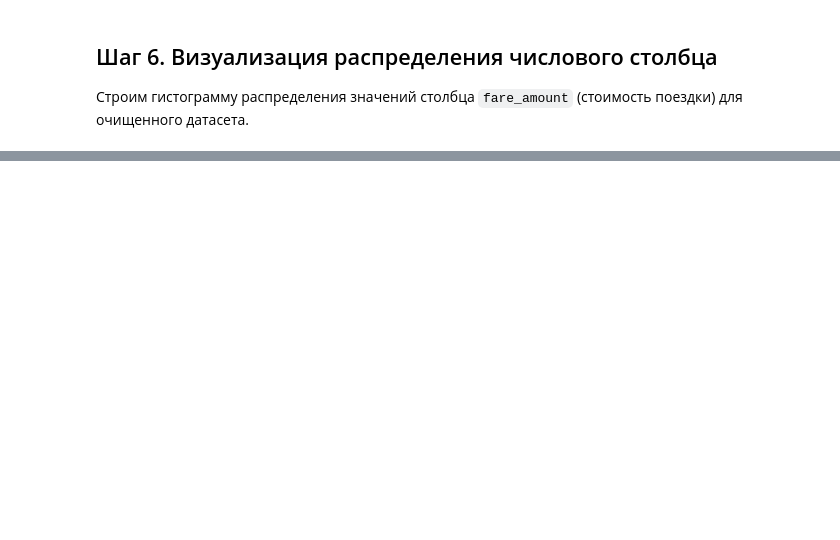
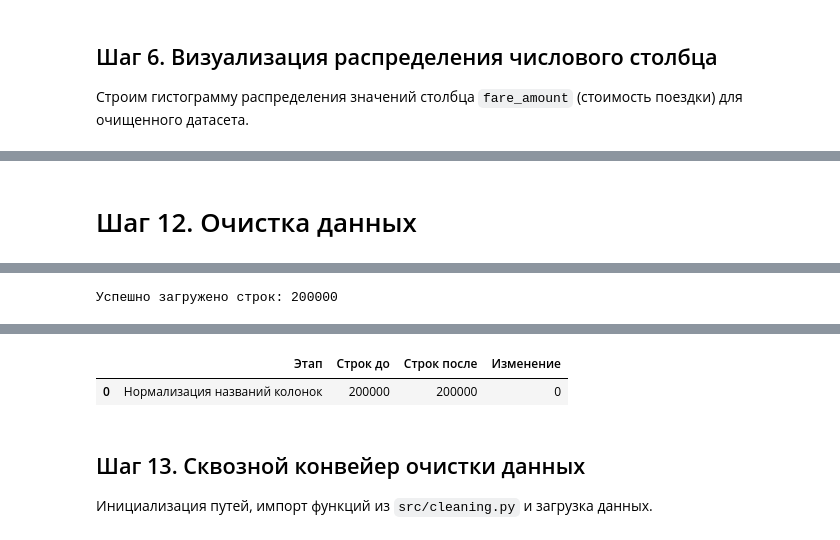
Before and after one commit to banana550/nyc_taxi, a Jupyter notebook: notebooks/02_data_cleaning.ipynb, the cells around one changed output, grey strips where cells are left out. Saved outputs shown, nothing was run; the diff lists cells and outputs as text; code cells hidden in the pictures; blank space fills up the shorter version.

```diff
--- a/notebooks/02_data_cleaning.ipynb
+++ b/notebooks/02_data_cleaning.ipynb
@@ -132,0 +156,44 @@ plt.show()
+# %% [markdown]
+# Шаг 12. Очистка данных
+# %%
+import sys
+
+# Добавляем корень проекта (родительскую директорию notebooks/) в пути поиска Python
+current_dir = Path().resolve()  # noqa: FURB177
+root_dir = (
+    current_dir.parent if current_dir.name == "notebooks" else current_dir
+)
+if str(root_dir) not in sys.path:
+    sys.path.append(str(root_dir))
+
+# Теперь импорты из src пройдут без ошибок
+import pandas as pd
+from IPython.display import display
+
+from src.cleaning import concatenate_sources, normalize_column_names
+
+# Пример вызова
+df_raw = concatenate_sources([root_dir / "data/interim/sample_200k.csv"])
+print(f"Успешно загружено строк: {len(df_raw)}")
+
+import pandas as pd
+
+# Пример ячейки для первого этапа очистки в блокноте
+df_raw = concatenate_sources(["../data/interim/sample_200k.csv"])
+rows_before = len(df_raw)
+
+df_clean = normalize_column_names(df_raw)
+rows_after = len(df_clean)
+
+# Вывод изменений, как требует Шаг 13
+display(
+    pd.DataFrame(
+        {
+            "Этап": ["Нормализация названий колонок"],
+            "Строк до": [rows_before],
+            "Строк после": [rows_after],
+            "Изменение": [rows_after - rows_before],
+        }
+    )
+)
+# %% [output]
@@ -132,0 +203 @@ plt.show()
+Успешно загружено строк: 200000
@@ -132,0 +207,5 @@ plt.show()
+|  | Этап | Строк до | Строк после | Изменение |
+| 0 | Нормализация названий колонок | 200000 | 200000 | 0 |
+# %% [markdown]
+## Шаг 13. Сквозной конвейер очистки данных
+Инициализация путей, импорт функций из `src/cleaning.py` и загрузка данных.
```
Also changed, not shown: parts of 15 cells of this notebook, 16 other files.
